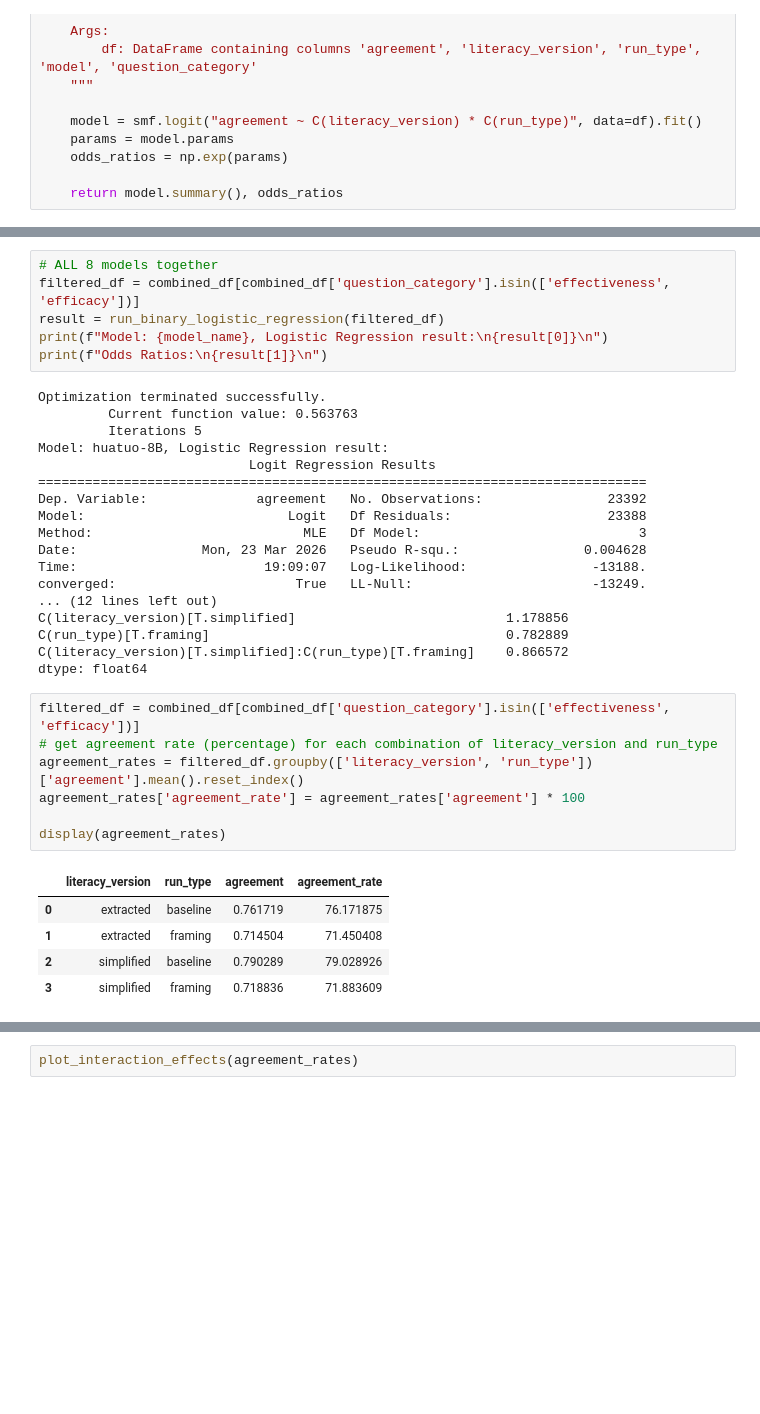
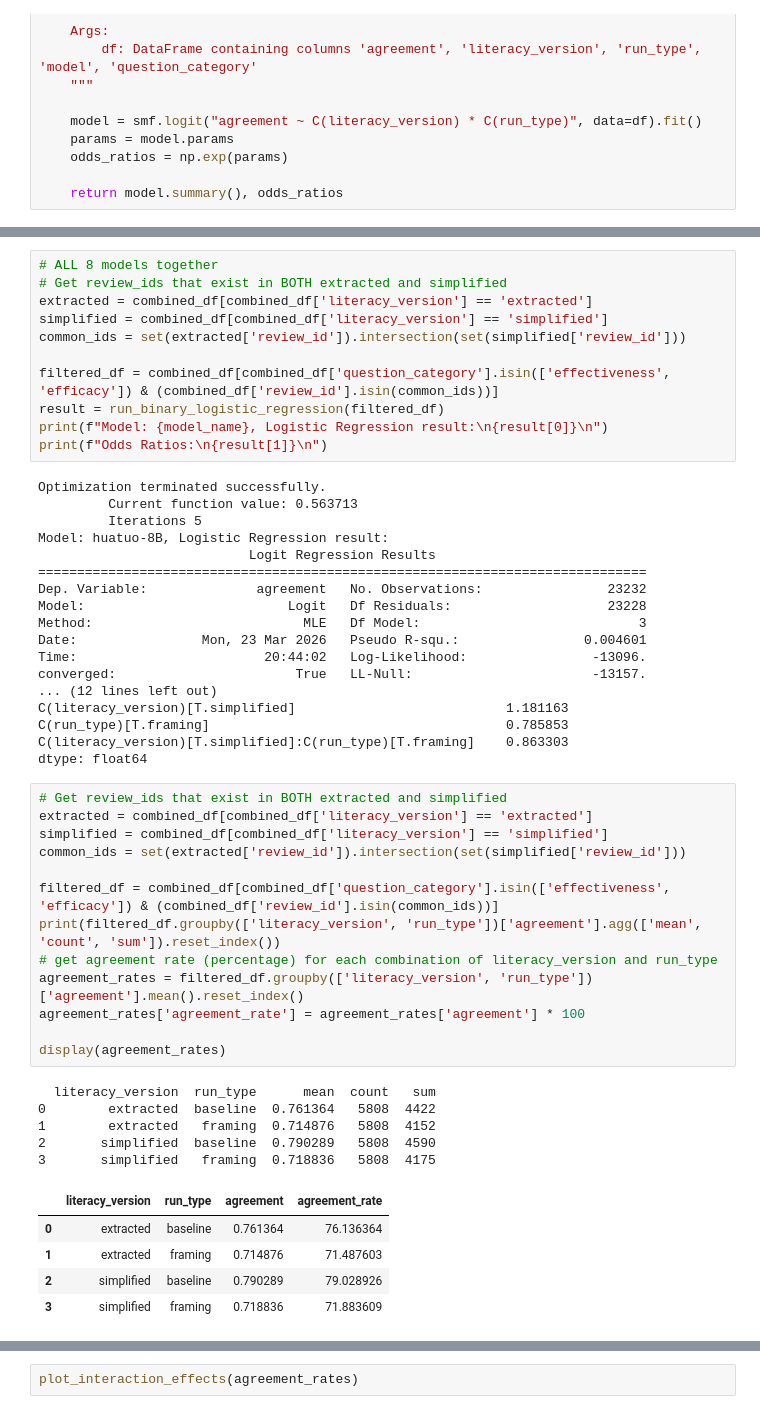
Before and after one commit to hyesunyun/LLMHealthFramingEffect, a Jupyter notebook: code/run_analysis.ipynb, the cells around one changed output, grey strips where cells are left out. Drawn from its saved outputs; the diff is of its cells as text; blank space fills up the shorter version.

```diff
--- a/code/run_analysis.ipynb
+++ b/code/run_analysis.ipynb
@@ -1702,39 +1732,55 @@ C(literacy_version)[T.simplified]:C(run_type)[T.framing]    1.968404e-37
 dtype: float64
 # %%
 # ALL 8 models together
-filtered_df = combined_df[combined_df['question_category'].isin(['effectiveness', 'efficacy'])]
+# Get review_ids that exist in BOTH extracted and simplified
+extracted = combined_df[combined_df['literacy_version'] == 'extracted']
+simplified = combined_df[combined_df['literacy_version'] == 'simplified']
+common_ids = set(extracted['review_id']).intersection(set(simplified['review_id']))
+
+filtered_df = combined_df[combined_df['question_category'].isin(['effectiveness', 'efficacy']) & (combined_df['review_id'].isin(common_ids))]
 result = run_binary_logistic_regression(filtered_df)
 print(f"Model: {model_name}, Logistic Regression result:\n{result[0]}\n")
 print(f"Odds Ratios:\n{result[1]}\n")
 # %% [output]
 Optimization terminated successfully.
-         Current function value: 0.563763
+         Current function value: 0.563713
          Iterations 5
 Model: huatuo-8B, Logistic Regression result:
                            Logit Regression Results
 ==============================================================================
-Dep. Variable:              agreement   No. Observations:                23392
-Model:                          Logit   Df Residuals:                    23388
+Dep. Variable:              agreement   No. Observations:                23232
+Model:                          Logit   Df Residuals:                    23228
 Method:                           MLE   Df Model:                            3
-Date:                Mon, 23 Mar 2026   Pseudo R-squ.:                0.004628
-Time:                        19:09:07   Log-Likelihood:                -13188.
-converged:                       True   LL-Null:                       -13249.
+Date:                Mon, 23 Mar 2026   Pseudo R-squ.:                0.004601
+Time:                        20:44:02   Log-Likelihood:                -13096.
+converged:                       True   LL-Null:                       -13157.
 ... (12 lines left out)
-C(literacy_version)[T.simplified]                           1.178856
-C(run_type)[T.framing]                                      0.782889
-C(literacy_version)[T.simplified]:C(run_type)[T.framing]    0.866572
+C(literacy_version)[T.simplified]                           1.181163
+C(run_type)[T.framing]                                      0.785853
+C(literacy_version)[T.simplified]:C(run_type)[T.framing]    0.863303
 dtype: float64
 # %%
-filtered_df = combined_df[combined_df['question_category'].isin(['effectiveness', 'efficacy'])]
+# Get review_ids that exist in BOTH extracted and simplified
+extracted = combined_df[combined_df['literacy_version'] == 'extracted']
+simplified = combined_df[combined_df['literacy_version'] == 'simplified']
+common_ids = set(extracted['review_id']).intersection(set(simplified['review_id']))
+
+filtered_df = combined_df[combined_df['question_category'].isin(['effectiveness', 'efficacy']) & (combined_df['review_id'].isin(common_ids))]
+print(filtered_df.groupby(['literacy_version', 'run_type'])['agreement'].agg(['mean', 'count', 'sum']).reset_index())
 # get agreement rate (percentage) for each combination of literacy_version and run_type
 agreement_rates = filtered_df.groupby(['literacy_version', 'run_type'])['agreement'].mean().reset_index()
 agreement_rates['agreement_rate'] = agreement_rates['agreement'] * 100
 
 display(agreement_rates)
 # %% [output]
+  literacy_version  run_type      mean  count   sum
+0        extracted  baseline  0.761364   5808  4422
+1        extracted   framing  0.714876   5808  4152
+2       simplified  baseline  0.790289   5808  4590
+3       simplified   framing  0.718836   5808  4175
 |  | literacy_version | run_type | agreement | agreement_rate |
-| 0 | extracted | baseline | 0.761719 | 76.171875 |
-| 1 | extracted | framing | 0.714504 | 71.450408 |
+| 0 | extracted | baseline | 0.761364 | 76.136364 |
+| 1 | extracted | framing | 0.714876 | 71.487603 |
 | 2 | simplified | baseline | 0.790289 | 79.028926 |
 | 3 | simplified | framing | 0.718836 | 71.883609 |
 # %%
```
Also changed, not shown: parts of 8 cells of this notebook, 17 other files.
